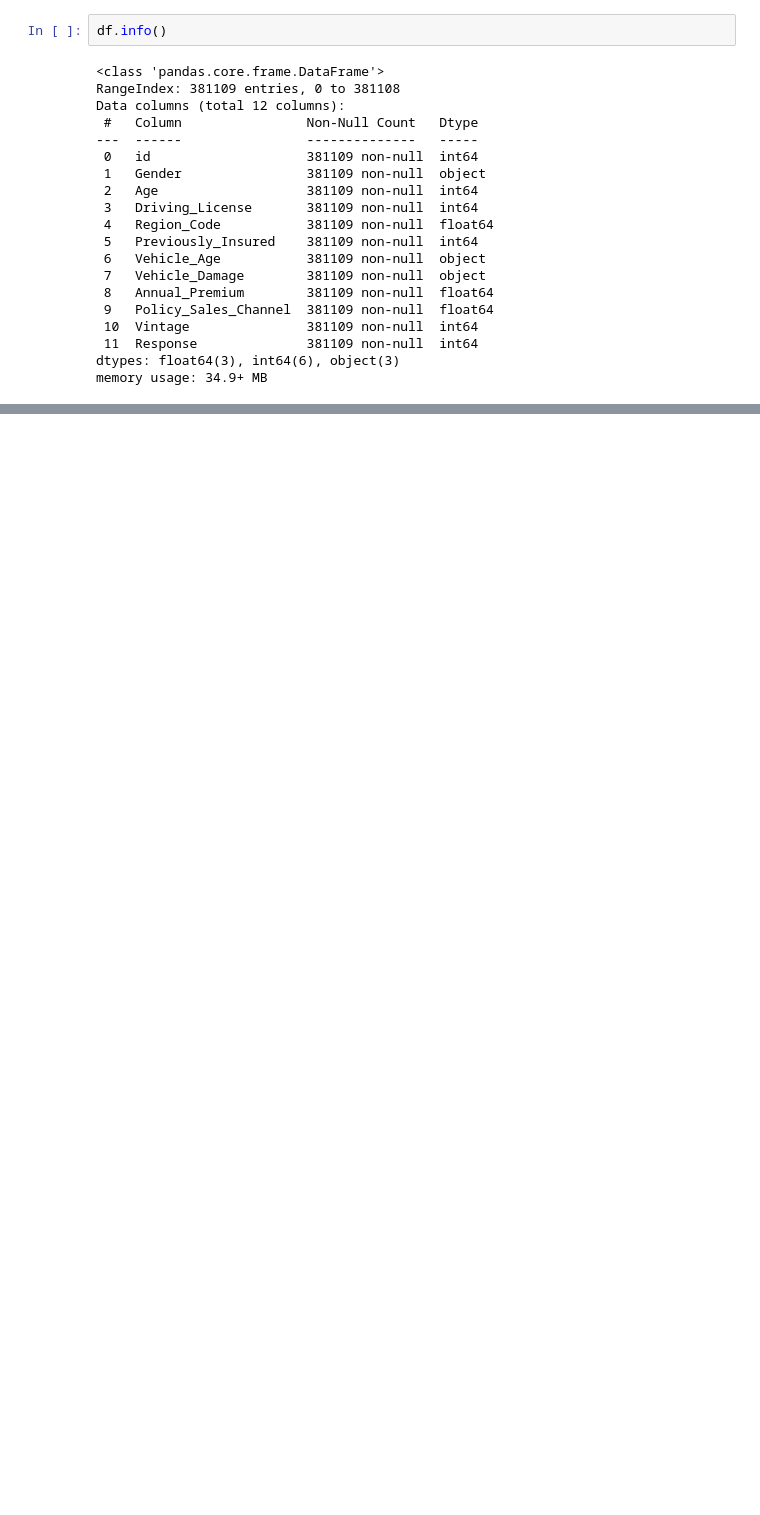
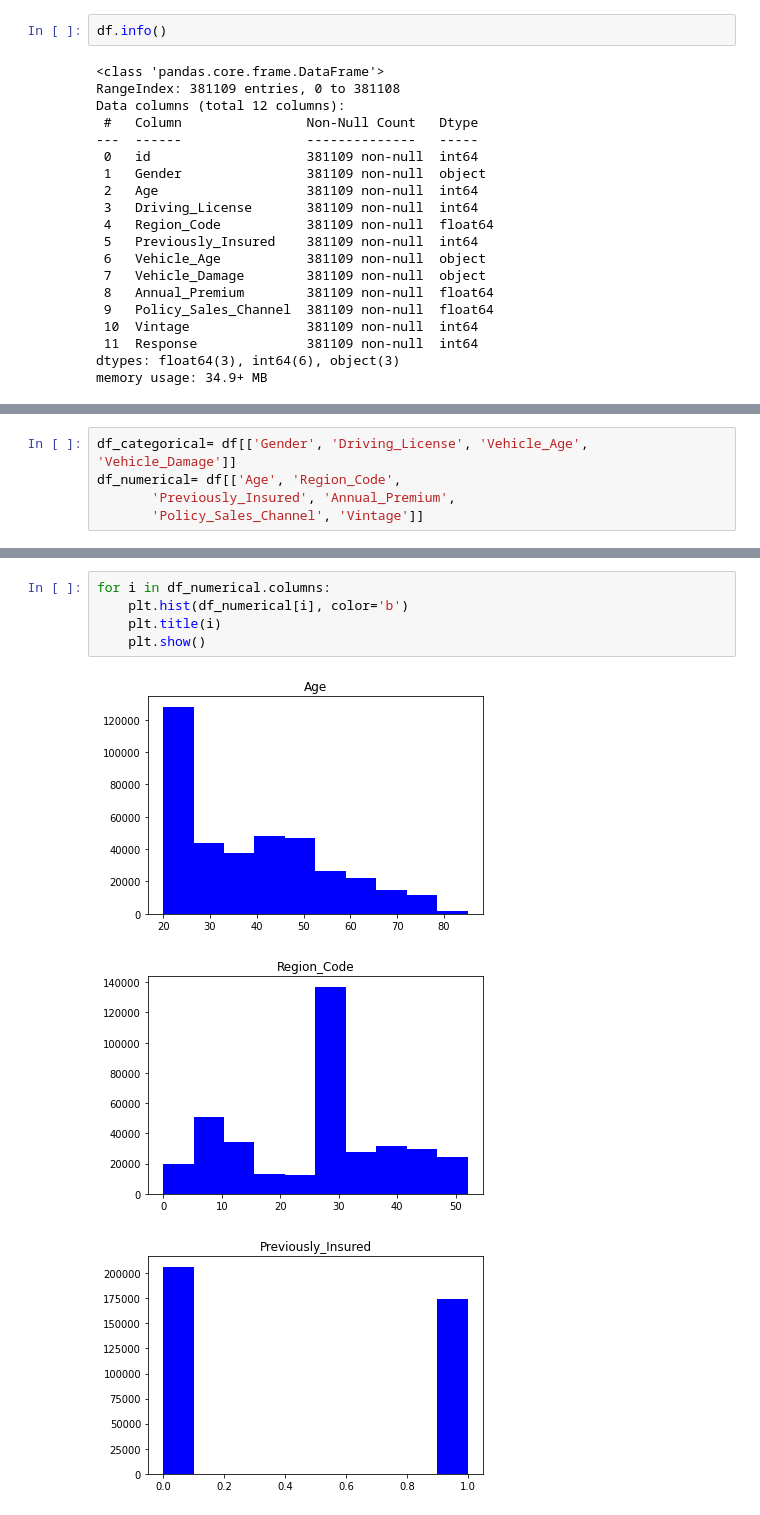
Before and after one commit to sky309/HEALTH-INSURANCE-CROSS-SELL-PREDICTION, a Jupyter notebook: {HEALTH_INSURANCE_CROSS_SELL_PREDICTION_Sarvesh_Kumar_Yadav}.ipynb, the cells around one changed output, grey strips where cells are left out. Cells and saved outputs as stored; diff of their text form; blank space fills up the shorter version.

```diff
--- a/{HEALTH_INSURANCE_CROSS_SELL_PREDICTION_Sarvesh_Kumar_Yadav}.ipynb
+++ b/{HEALTH_INSURANCE_CROSS_SELL_PREDICTION_Sarvesh_Kumar_Yadav}.ipynb
@@ -111,0 +184,5 @@ memory usage: 34.9+ MB
+# %%
+df_categorical= df[['Gender', 'Driving_License', 'Vehicle_Age', 'Vehicle_Damage']]
+df_numerical= df[['Age', 'Region_Code',
+       'Previously_Insured', 'Annual_Premium',
+       'Policy_Sales_Channel', 'Vintage']]
@@ -111,0 +194,9 @@ memory usage: 34.9+ MB
+# %%
+for i in df_numerical.columns:
+    plt.hist(df_numerical[i], color='b')
+    plt.title(i)
+    plt.show()
+# %% [output]
+[figure, added]
+[figure, added]
+[figure, added]
```
Also changed, not shown: parts of 19 cells of this notebook.
